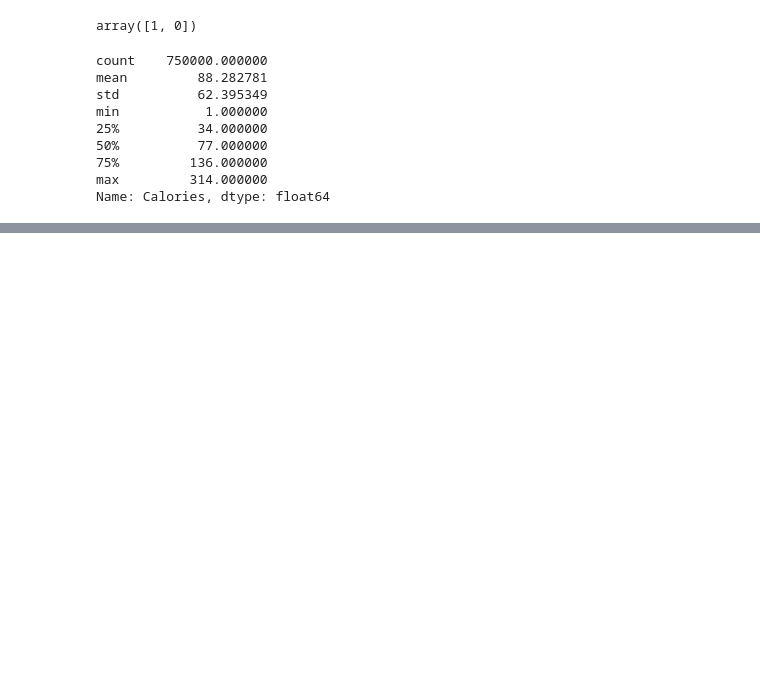
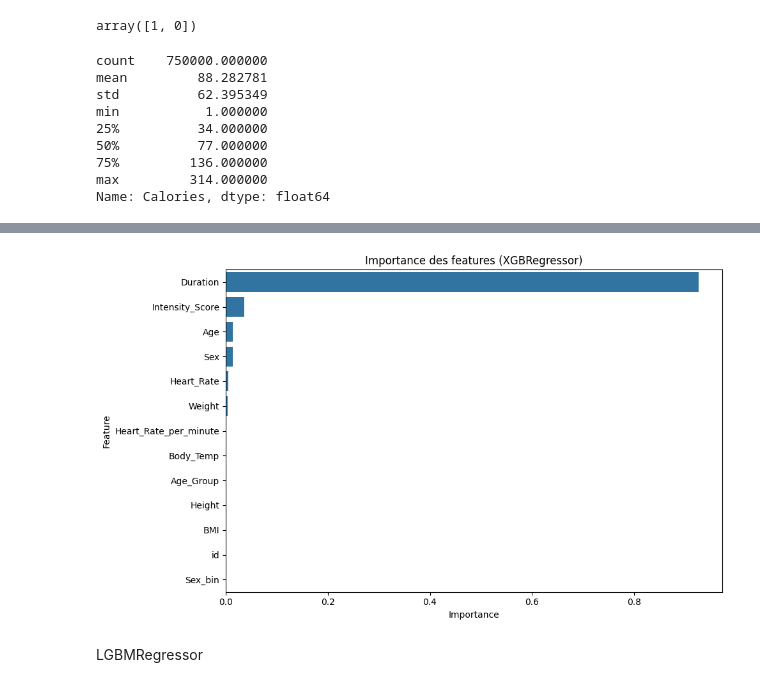
Before and after one commit to sgrdig/-AI-Projects, a Jupyter notebook: Calories Challenge Kaggle/model.ipynb, the cells around one changed output, grey strips where cells are left out. Saved outputs shown, nothing was run; the diff lists cells and outputs as text; code cells hidden in the pictures; blank space fills up the shorter version.

```diff
--- a/Calories Challenge Kaggle/model.ipynb
+++ b/Calories Challenge Kaggle/model.ipynb
@@ -201,3 +223,24 @@ RMSLE: 0.2576
+# %%
+import matplotlib.pyplot as plt
+import seaborn as sns
+
+importances = model.feature_importances_
+feature_names = X_train.columns
+
+feat_imp_df = pd.DataFrame({'Feature': feature_names, 'Importance': importances})
+feat_imp_df = feat_imp_df.sort_values(by='Importance', ascending=False)
+
+plt.figure(figsize=(10, 6))
+sns.barplot(data=feat_imp_df, x='Importance', y='Feature')
+plt.title("Importance des features (XGBRegressor)")
+plt.xlabel("Importance")
+plt.ylabel("Feature")
+plt.tight_layout()
+plt.show()
+# %% [output]
+[figure, new version]
+# %% [markdown]
+LGBMRegressor
 # %%
 df = dfTest.copy()
 # %%
```
Also changed, not shown: parts of 25 cells of this notebook.
